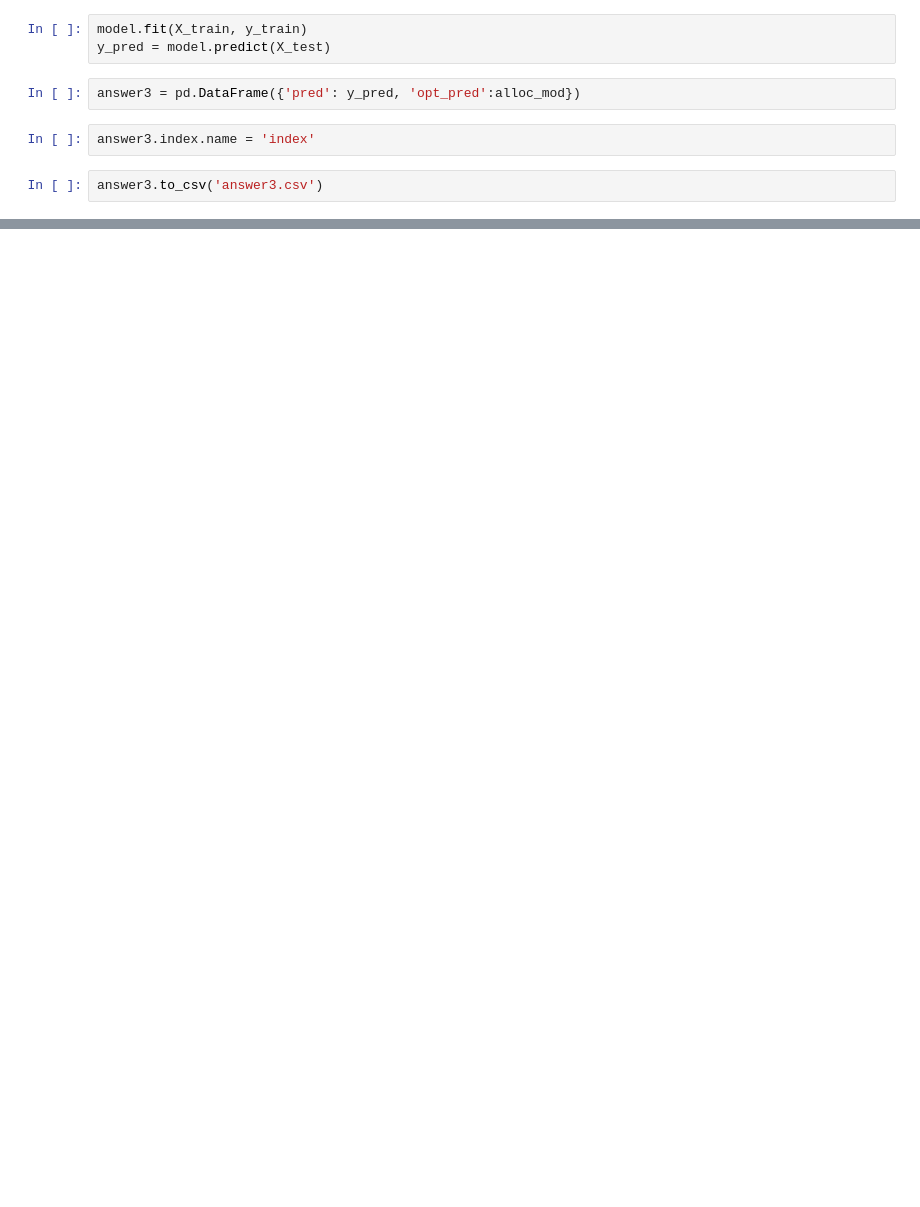
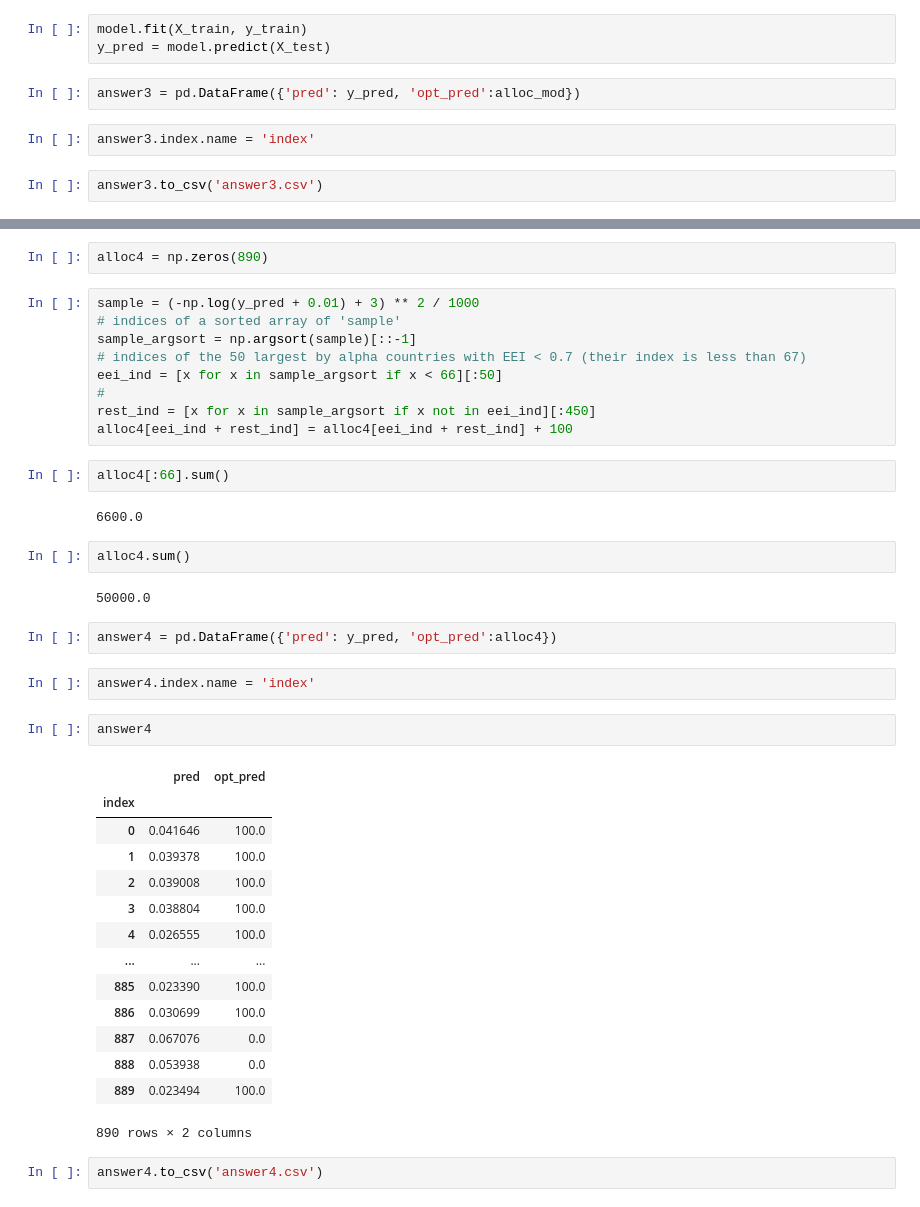
Before and after one commit to D1nay/prohack2020, a Jupyter notebook: Attempts 3+.ipynb, the cells around one changed output, grey strips where cells are left out. Drawn from its saved outputs; the diff is of its cells as text; blank space fills up the shorter version.

```diff
--- a/Attempts 3+.ipynb
+++ b/Attempts 3+.ipynb
@@ -296,0 +280,42 @@ answer3.to_csv('answer3.csv')
+# %%
+alloc4 = np.zeros(890)
+# %%
+sample = (-np.log(y_pred + 0.01) + 3) ** 2 / 1000
+# indices of a sorted array of 'sample'
+sample_argsort = np.argsort(sample)[::-1]
+# indices of the 50 largest by alpha countries with EEI < 0.7 (their index is less than 67)
+eei_ind = [x for x in sample_argsort if x < 66][:50]
+#
+rest_ind = [x for x in sample_argsort if x not in eei_ind][:450]
+alloc4[eei_ind + rest_ind] = alloc4[eei_ind + rest_ind] + 100
+# %%
+alloc4[:66].sum()
+# %% [output]
+6600.0
+# %%
+alloc4.sum()
+# %% [output]
+50000.0
+# %%
+answer4 = pd.DataFrame({'pred': y_pred, 'opt_pred':alloc4})
+# %%
+answer4.index.name = 'index'
+# %%
+answer4
+# %% [output]
+|  | pred | opt_pred |
+| index |  |  |
+| 0 | 0.041646 | 100.0 |
+| 1 | 0.039378 | 100.0 |
+| 2 | 0.039008 | 100.0 |
+| 3 | 0.038804 | 100.0 |
+| 4 | 0.026555 | 100.0 |
+| ... | ... | ... |
+| 885 | 0.023390 | 100.0 |
+| 886 | 0.030699 | 100.0 |
+| 887 | 0.067076 | 0.0 |
+| 888 | 0.053938 | 0.0 |
+| 889 | 0.023494 | 100.0 |
+890 rows × 2 columns
+# %%
+answer4.to_csv('answer4.csv')
```
Also changed, not shown: parts of 5 cells of this notebook, 1 other file.
